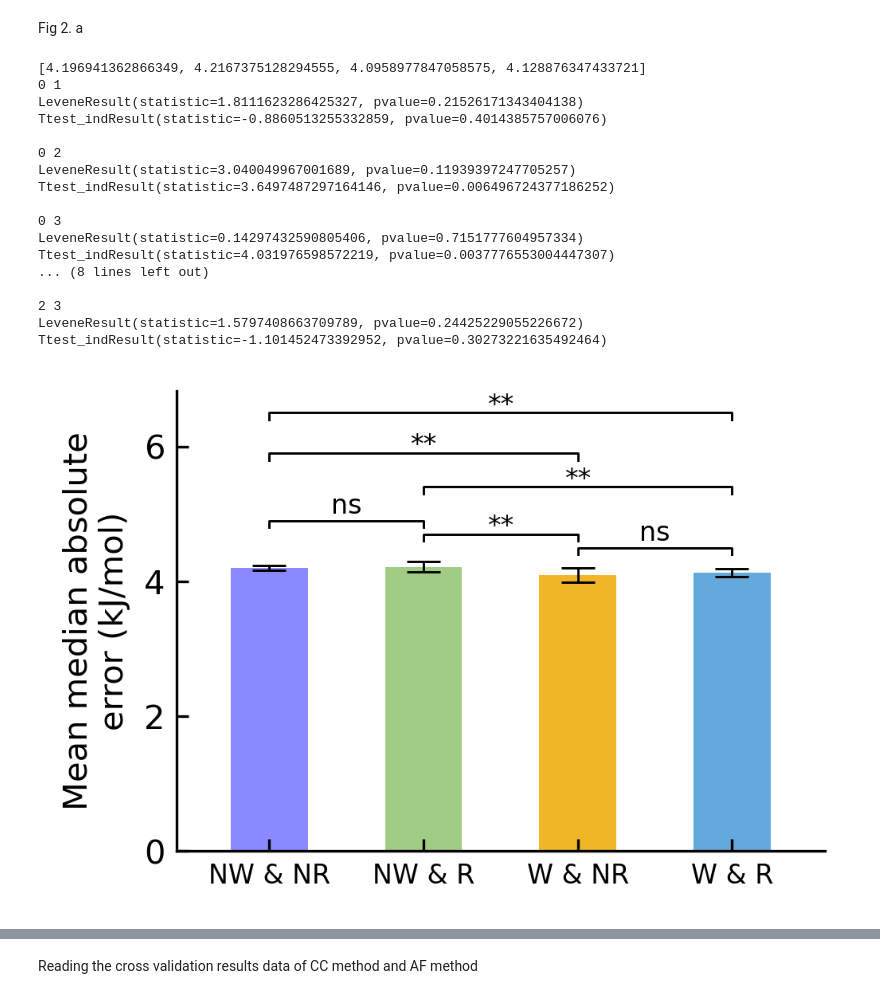
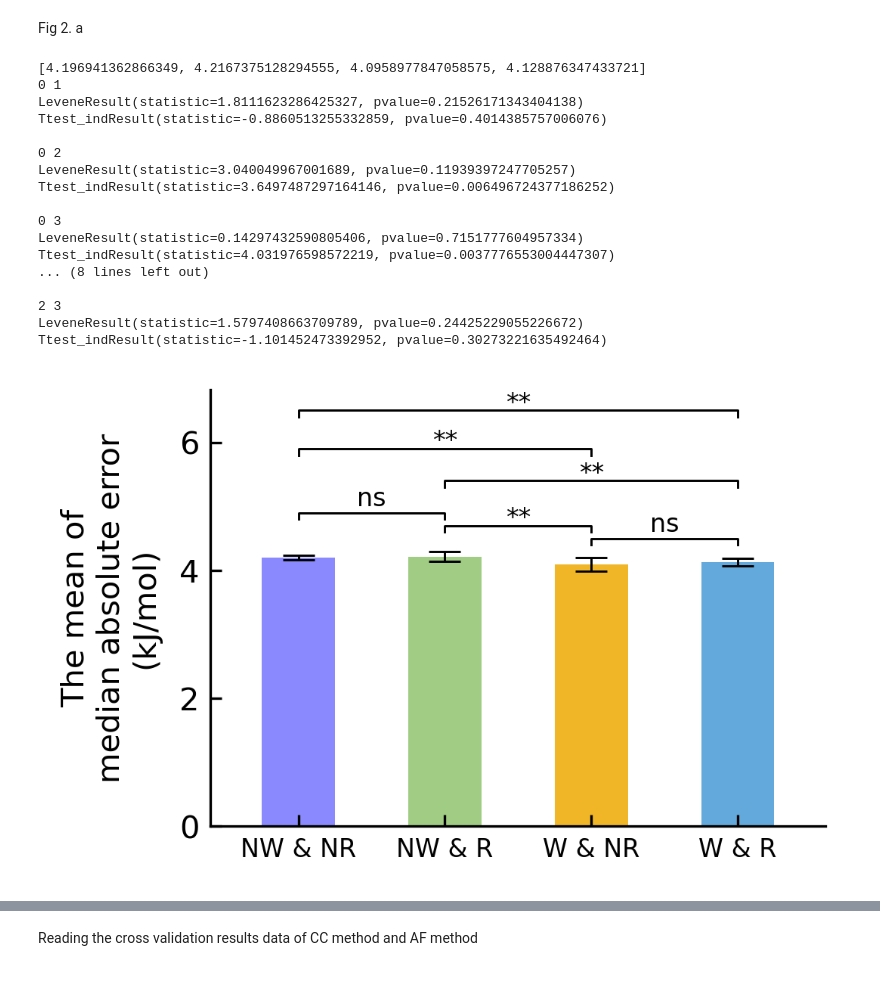
Before and after one commit to arne-cl/dGbyG, a Jupyter notebook: RunAnalysis/Figures.ipynb, the cells around one changed output, grey strips where cells are left out. Drawn from its saved outputs; the diff is of its cells as text; code cells hidden in the pictures.

```diff
--- a/RunAnalysis/Figures.ipynb
+++ b/RunAnalysis/Figures.ipynb
@@ -153,12 +146,12 @@ for x in range(len(data)):
     for y in range(x+1, len(data)):
         ttest = scipy.stats.ttest_ind(data[x], data[y])
         dh = 0.1
-        if ttest[1]>0.05:
+        if ttest[1]>=0.05:
             sign = 'ns'
             dh = 0.2
-        elif ttest[1]>0.01:
+        elif ttest[1]>=0.01:
             sign = '*'
-        elif ttest[1]>0.001:
+        elif ttest[1]>=0.001:
             sign = '**'
         else:
             sign = '***'
@@ -168,35 +161,35 @@ for x in range(len(data)):
         print()
         h = 4.8-x/5 if (y-x)==1 else 4.2-x/5*2.5+(y-x)*0.8-(y-x-2)*0.2
 
         plt.plot([x,x,y,y], [h,h+0.1,h+0.1,h], c='black', linewidth=0.7)
         plt.text(x=0.5*(y+x), y=h+dh, s=sign, fontsize=8, ha='center')
 
 plt.xticks(ticks=[0,1,2,3], labels=labels, fontsize=8)
 plt.yticks(fontsize=10)
 
-plt.ylabel('Mean median absolute\nerror (kJ/mol)', fontsize=10, labelpad=4)
+plt.ylabel('The mean of\nmedian absolute error\n(kJ/mol)', fontsize=10, labelpad=6)
 
 plt.xlim(-0.6,3.6)
 plt.show()
 # %% [output]
 [4.196941362866349, 4.2167375128294555, 4.0958977847058575, 4.128876347433721]
 0 1
 LeveneResult(statistic=1.8111623286425327, pvalue=0.21526171343404138)
 Ttest_indResult(statistic=-0.8860513255332859, pvalue=0.4014385757006076)
 
 0 2
 LeveneResult(statistic=3.040049967001689, pvalue=0.11939397247705257)
 Ttest_indResult(statistic=3.6497487297164146, pvalue=0.006496724377186252)
 
 0 3
 LeveneResult(statistic=0.14297432590805406, pvalue=0.7151777604957334)
 Ttest_indResult(statistic=4.031976598572219, pvalue=0.0037776553004447307)
 ... (8 lines left out)
 
 2 3
 LeveneResult(statistic=1.5797408663709789, pvalue=0.24425229055226672)
 Ttest_indResult(statistic=-1.101452473392952, pvalue=0.30273221635492464)
-[figure, old version]
+[figure, new version]
 # %%
 x = real_r
 y = p
```
Also changed, not shown: parts of 31 cells of this notebook, 6 other files.
